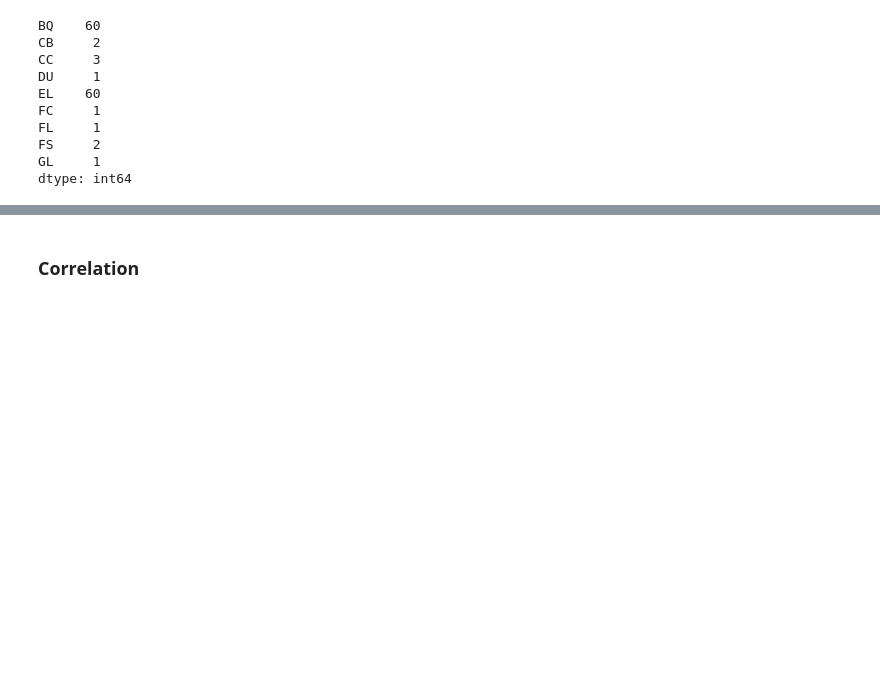
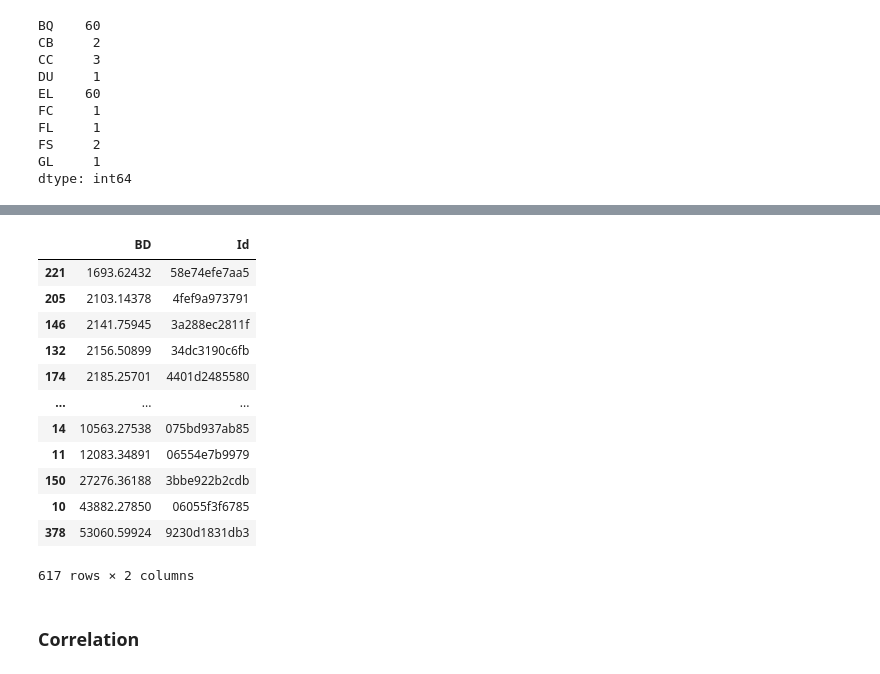
Before and after one commit to darby-brown/predicting-age-related-diseases, a Jupyter notebook: bryan_playground/eda.ipynb, the cells around one changed output, grey strips where cells are left out. Drawn from its saved outputs; the diff is of its cells as text; code cells hidden in the pictures; blank space fills up the shorter version.

```diff
--- a/bryan_playground/eda.ipynb
+++ b/bryan_playground/eda.ipynb
@@ -150,3 +189,19 @@ df.iloc[:,1:]
+# %%
+df[['BD ', 'Id']].sort_values('BD ')
+# %% [output]
+|  | BD | Id |
+| 221 | 1693.62432 | 58e74efe7aa5 |
+| 205 | 2103.14378 | 4fef9a973791 |
+| 146 | 2141.75945 | 3a288ec2811f |
+| 132 | 2156.50899 | 34dc3190c6fb |
+| 174 | 2185.25701 | 4401d2485580 |
+| ... | ... | ... |
+| 14 | 10563.27538 | 075bd937ab85 |
+| 11 | 12083.34891 | 06554e7b9979 |
+| 150 | 27276.36188 | 3bbe922b2cdb |
+| 10 | 43882.27850 | 06055f3f6785 |
+| 378 | 53060.59924 | 9230d1831db3 |
+617 rows × 2 columns
 # %% [markdown]
 ### Correlation
 # %%
```
Also changed, not shown: parts of 6 cells of this notebook, 3 other files.
